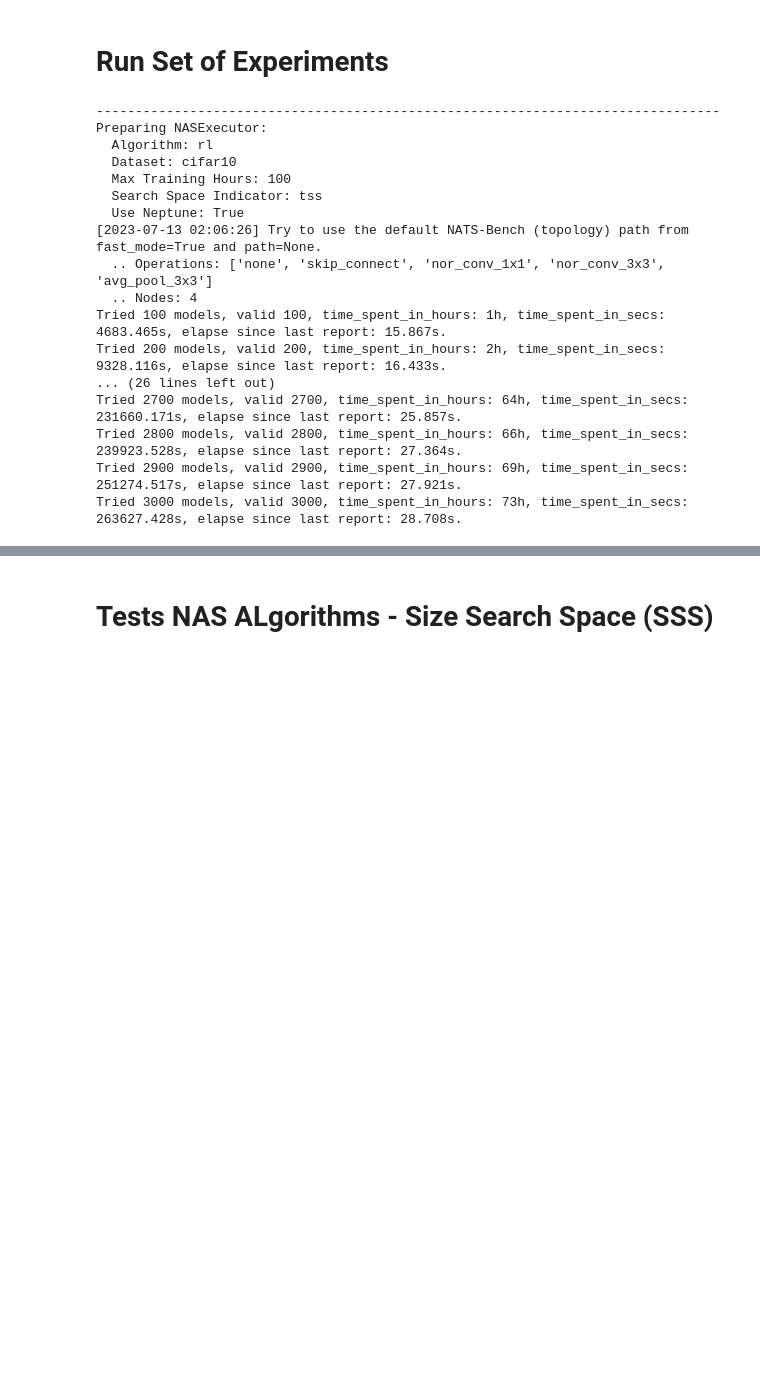
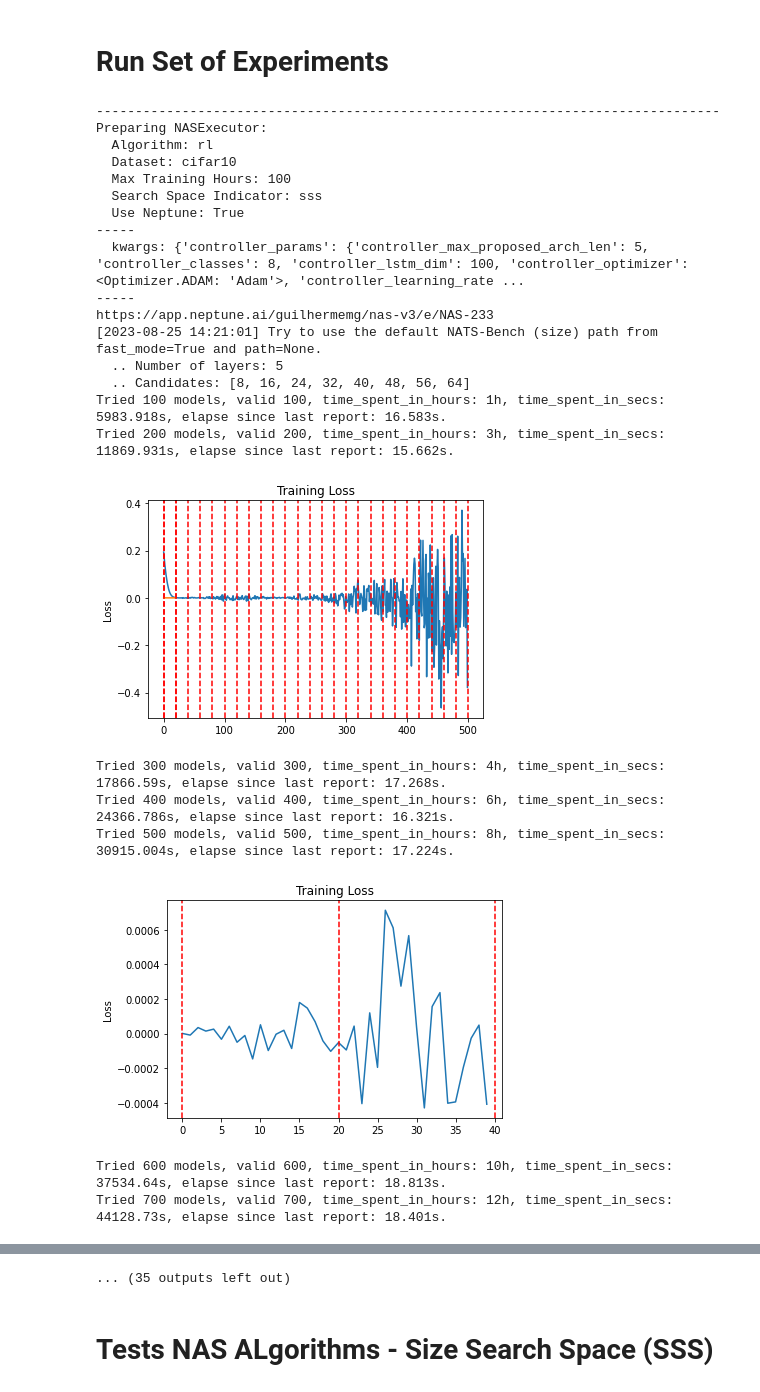
Before and after one commit to guilhermemg/icao_nets_training, a Jupyter notebook: project/training/nas_v3_validation/run_experiments.ipynb, the cells around one changed output, grey strips where cells are left out. Cells and saved outputs as stored; diff of their text form; code cells hidden in the pictures; blank space fills up the shorter version.

Commit message:
. recebendo kwargs em construtor de NASExecutor . salvando losses de treinamento de controller LSTM

```diff
--- a/project/training/nas_v3_validation/run_experiments.ipynb
+++ b/project/training/nas_v3_validation/run_experiments.ipynb
@@ -38,35 +40,67 @@ except:
 # %% [markdown]
 # Run Set of Experiments
 # %%
-ss_indicators = ['tss']
-algos_list = ['rl']#['random','evolution']
-datasets_list = ['cifar10','cifar100','ImageNet16-120']
-mth_list = [1,10,50,100,200]
+ss_indicators = ['sss', 'tss']
+algos_list = ['rl']  # ,'random','evolution'
+datasets_list = ['ImageNet16-120','cifar10','cifar100']
+mth_list = [100]
 use_neptune = True
+
+optimizers = [Optimizer.ADAMAX, Optimizer.ADAM, Optimizer.SGD]
+loss_alphas = [0.3, 0.6, 0.9]
+use_predictor_list = [True, False]
+
+
+def get_kwargs(ss_indic, optim, loss_alp, use_pred):
+    kwargs = {
+            'controller_params': {
+            'controller_max_proposed_arch_len': 5 if ss_indic == 'sss' else 8,   # == sss = 5 / tss = 6
+            'controller_classes': 8 if ss_indic == 'sss' else 5,    # == n_candidates ==> sss = 8 / n_operations ==> tss = 5
+            'controller_lstm_dim': 100,
+            'controller_optimizer': optim,
+            'controller_learning_rate': 0.01,
+            'controller_decay': 0.1,
+            'controller_momentum': 0.0,
+            'controller_use_predictor': use_pred,
+            'controller_loss_alpha': loss_alp,  # 0.9, 0.6, 0.3
+            'controller_training_epochs': 20,
+            'controller_batch_size': 256
+        }
+    }
+    return kwargs
+
 
 for ss in ss_indicators:
     for a in algos_list:
         for d in datasets_list:
             for mth in mth_list:
-                executor = NASExecutor(a, d, mth, ss, use_neptune)
-                sorted_results = executor.test_nas_algo()
-                executor.save_report(sorted_results, f'./data/{ss}/{a}_{mth}h_{d}.csv')
-                clear_output()
+                for o in optimizers:
+                    for l in loss_alphas:
+                        for up in use_predictor_list:
+                            executor = NASExecutor(a, d, mth, ss, use_neptune, get_kwargs(ss, o, l, up))
+                            sorted_results = executor.test_nas_algo(f'./results/{ss}/{a}_{str(mth)}h_{d}.csv')
+                            clear_output()
 # %% [output]
 --------------------------------------------------------------------------------
 Preparing NASExecutor:
   Algorithm: rl
   Dataset: cifar10
   Max Training Hours: 100
-  Search Space Indicator: tss
+  Search Space Indicator: sss
   Use Neptune: True
-[2023-07-13 02:06:26] Try to use the default NATS-Bench (topology) path from fast_mode=True and path=None.
-  .. Operations: ['none', 'skip_connect', 'nor_conv_1x1', 'nor_conv_3x3', 'avg_pool_3x3']
-  .. Nodes: 4
-Tried 100 models, valid 100, time_spent_in_hours: 1h, time_spent_in_secs: 4683.465s, elapse since last report: 15.867s.
-Tried 200 models, valid 200, time_spent_in_hours: 2h, time_spent_in_secs: 9328.116s, elapse since last report: 16.433s.
-... (26 lines left out)
-Tried 2700 models, valid 2700, time_spent_in_hours: 64h, time_spent_in_secs: 231660.171s, elapse since last report: 25.857s.
-Tried 2800 models, valid 2800, time_spent_in_hours: 66h, time_spent_in_secs: 239923.528s, elapse since last report: 27.364s.
-Tried 2900 models, valid 2900, time_spent_in_hours: 69h, time_spent_in_secs: 251274.517s, elapse since last report: 27.921s.
-Tried 3000 models, valid 3000, time_spent_in_hours: 73h, time_spent_in_secs: 263627.428s, elapse since last report: 28.708s.
+-----
+  kwargs: {'controller_params': {'controller_max_proposed_arch_len': 5, 'controller_classes': 8, 'controller_lstm_dim': 100, 'controller_optimizer': <Optimizer.ADAM: 'Adam'>, 'controller_learning_rate ...
+-----
+https://app.neptune.ai/guilhermemg/nas-v3/e/NAS-233
+[2023-08-25 14:21:01] Try to use the default NATS-Bench (size) path from fast_mode=True and path=None.
+  .. Number of layers: 5
+  .. Candidates: [8, 16, 24, 32, 40, 48, 56, 64]
+Tried 100 models, valid 100, time_spent_in_hours: 1h, time_spent_in_secs: 5983.918s, elapse since last report: 16.583s.
+Tried 200 models, valid 200, time_spent_in_hours: 3h, time_spent_in_secs: 11869.931s, elapse since last report: 15.662s.
+[figure, added]
+Tried 300 models, valid 300, time_spent_in_hours: 4h, time_spent_in_secs: 17866.59s, elapse since last report: 17.268s.
+Tried 400 models, valid 400, time_spent_in_hours: 6h, time_spent_in_secs: 24366.786s, elapse since last report: 16.321s.
+Tried 500 models, valid 500, time_spent_in_hours: 8h, time_spent_in_secs: 30915.004s, elapse since last report: 17.224s.
+[figure, added]
+Tried 600 models, valid 600, time_spent_in_hours: 10h, time_spent_in_secs: 37534.64s, elapse since last report: 18.813s.
+Tried 700 models, valid 700, time_spent_in_hours: 12h, time_spent_in_secs: 44128.73s, elapse since last report: 18.401s.
@@ -73,3 +119,4 @@ Tried 3000 models, valid 3000, time_spent_in_hours: 73h, time_spent_in_secs: 263
+... (35 outputs left out)
 # %% [markdown]
 # Tests NAS ALgorithms - Size Search Space (SSS)
 # %% [markdown]
```
Also changed, not shown: parts of 2 cells of this notebook, 10 other files.
